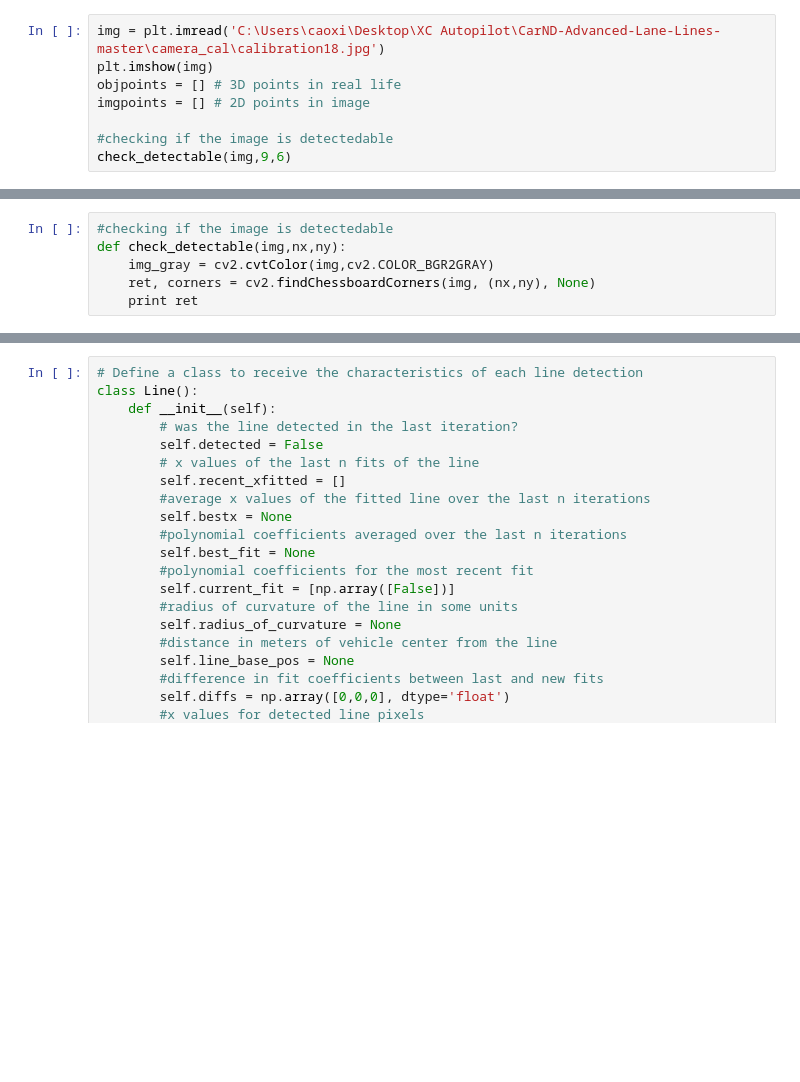
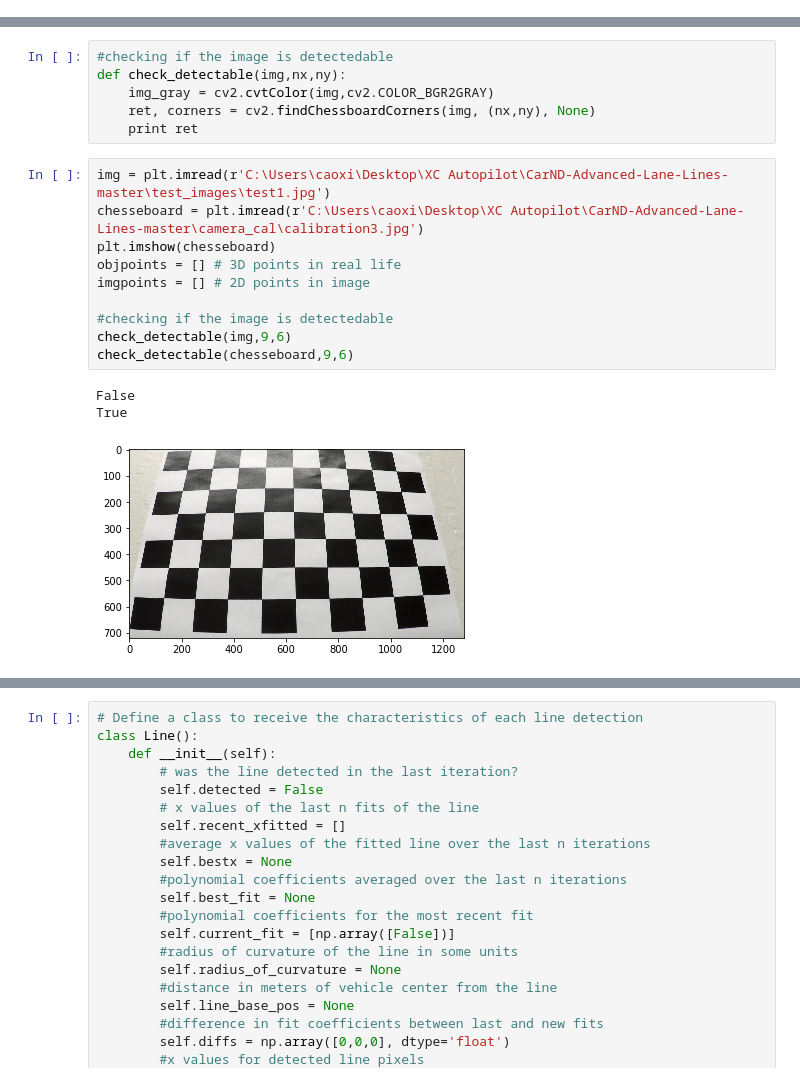
Before and after one commit to oRESANo/Udacity-CarND-Advanced-Lane-Lines, a Jupyter notebook: p2.ipynb, the cells around one changed output, grey strips where cells are left out. Saved outputs shown, nothing was run; the diff lists cells and outputs as text; blank space fills up the shorter version.

```diff
--- a/p2.ipynb
+++ b/p2.ipynb
@@ -8,8 +32,0 @@ import matplotlib.image as mpimg
-# %%
-img = plt.imread('C:\Users\caoxi\Desktop\XC Autopilot\CarND-Advanced-Lane-Lines-master\camera_cal\calibration18.jpg')
-plt.imshow(img)
-objpoints = [] # 3D points in real life
-imgpoints = [] # 2D points in image
-
-#checking if the image is detectedable
-check_detectable(img,9,6)
@@ -22,3 +42,17 @@ def check_detectable(img,nx,ny):
     img_gray = cv2.cvtColor(img,cv2.COLOR_BGR2GRAY)
     ret, corners = cv2.findChessboardCorners(img, (nx,ny), None)
     print ret
+# %%
+img = plt.imread(r'C:\Users\caoxi\Desktop\XC Autopilot\CarND-Advanced-Lane-Lines-master\test_images\test1.jpg')
+chesseboard = plt.imread(r'C:\Users\caoxi\Desktop\XC Autopilot\CarND-Advanced-Lane-Lines-master\camera_cal\calibration3.jpg')
+plt.imshow(chesseboard)
+objpoints = [] # 3D points in real life
+imgpoints = [] # 2D points in image
+
+#checking if the image is detectedable
+check_detectable(img,9,6)
+check_detectable(chesseboard,9,6)
+# %% [output]
+False
+True
+[figure, added]
```
Also changed, not shown: parts of 43 cells of this notebook.
